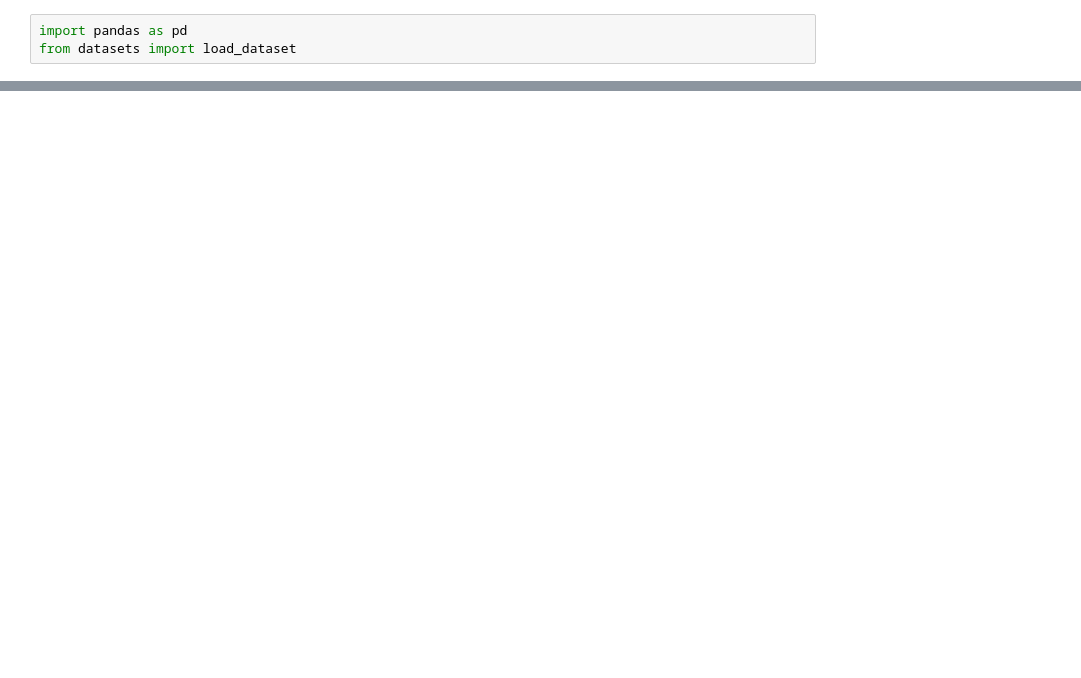
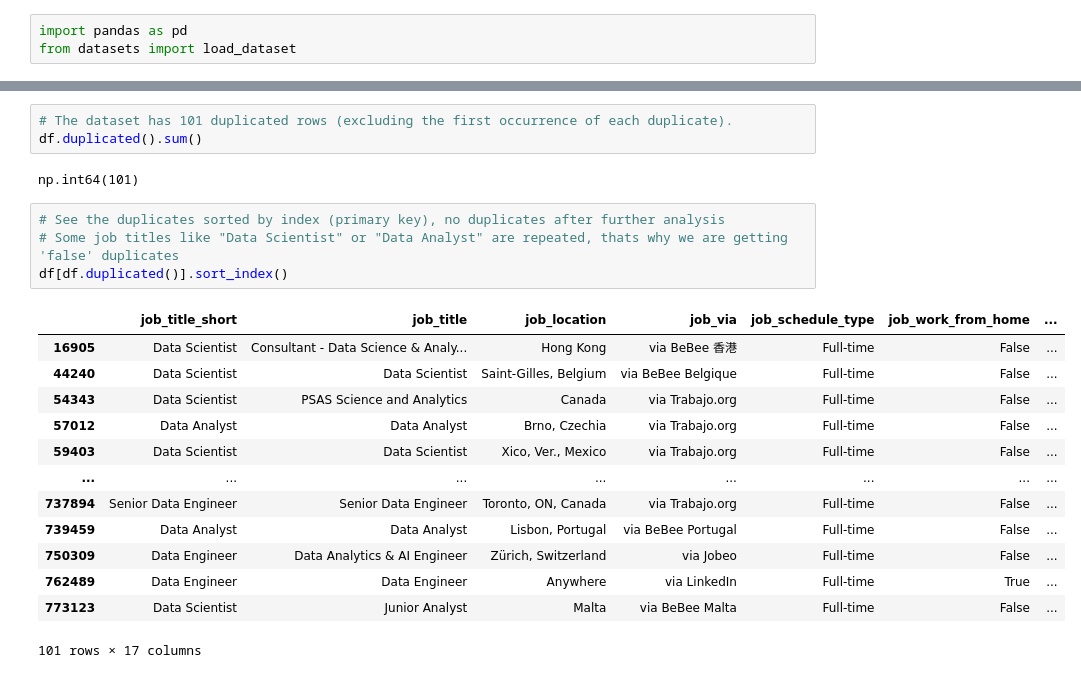
Before and after one commit to AyPh-007/Python_-1_Data_Nerds, a Jupyter notebook: Project/0_Start.ipynb, the cells around one changed output, grey strips where cells are left out. Saved outputs shown, nothing was run; the diff lists cells and outputs as text; blank space fills up the shorter version.

```diff
--- a/Project/0_Start.ipynb
+++ b/Project/0_Start.ipynb
@@ -27,0 +81,23 @@ df
+# %%
+# The dataset has 101 duplicated rows (excluding the first occurrence of each duplicate).
+df.duplicated().sum()
+# %% [output]
+np.int64(101)
+# %%
+# See the duplicates sorted by index (primary key), no duplicates after further analysis
+# Some job titles like "Data Scientist" or "Data Analyst" are repeated, thats why we are getting 'false' duplicates
+df[df.duplicated()].sort_index()
+# %% [output]
+|  | job_title_short | job_title | job_location | job_via | job_schedule_type | job_work_from_home | ... |
+| 16905 | Data Scientist | Consultant - Data Science & Analy... | Hong Kong | via BeBee 香港 | Full-time | False | ... |
+| 44240 | Data Scientist | Data Scientist | Saint-Gilles, Belgium | via BeBee Belgique | Full-time | False | ... |
+| 54343 | Data Scientist | PSAS Science and Analytics | Canada | via Trabajo.org | Full-time | False | ... |
+| 57012 | Data Analyst | Data Analyst | Brno, Czechia | via Trabajo.org | Full-time | False | ... |
+| 59403 | Data Scientist | Data Scientist | Xico, Ver., Mexico | via Trabajo.org | Full-time | False | ... |
+| ... | ... | ... | ... | ... | ... | ... | ... |
+| 737894 | Senior Data Engineer | Senior Data Engineer | Toronto, ON, Canada | via Trabajo.org | Full-time | False | ... |
+| 739459 | Data Analyst | Data Analyst | Lisbon, Portugal | via BeBee Portugal | Full-time | False | ... |
+| 750309 | Data Engineer | Data Analytics & AI Engineer | Zürich, Switzerland | via Jobeo | Full-time | False | ... |
+| 762489 | Data Engineer | Data Engineer | Anywhere | via LinkedIn | Full-time | True | ... |
+| 773123 | Data Scientist | Junior Analyst | Malta | via BeBee Malta | Full-time | False | ... |
+101 rows × 17 columns
```
Also changed, not shown: parts of 8 cells of this notebook, 6 other files.
